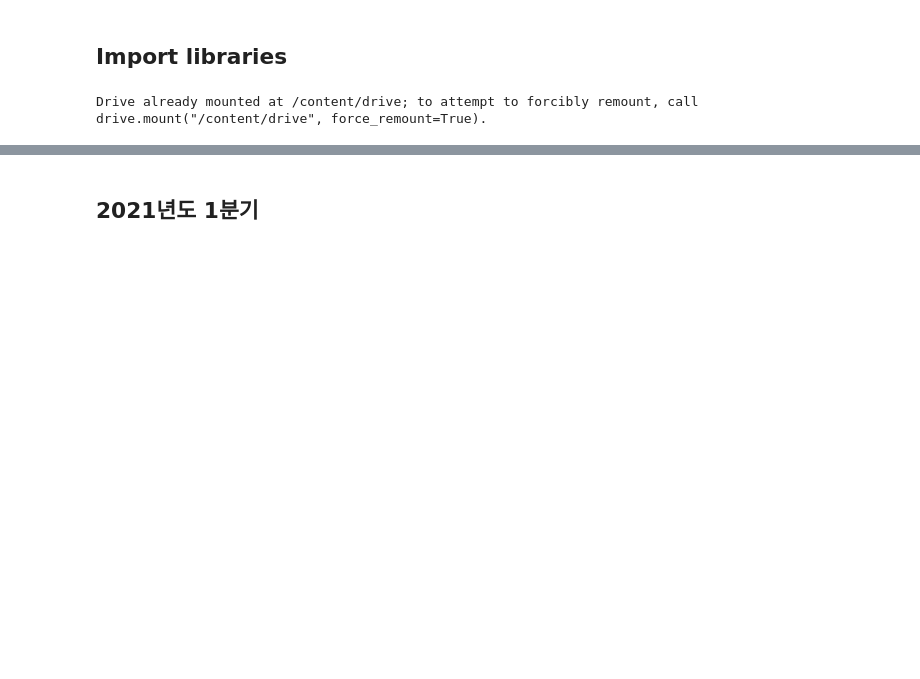
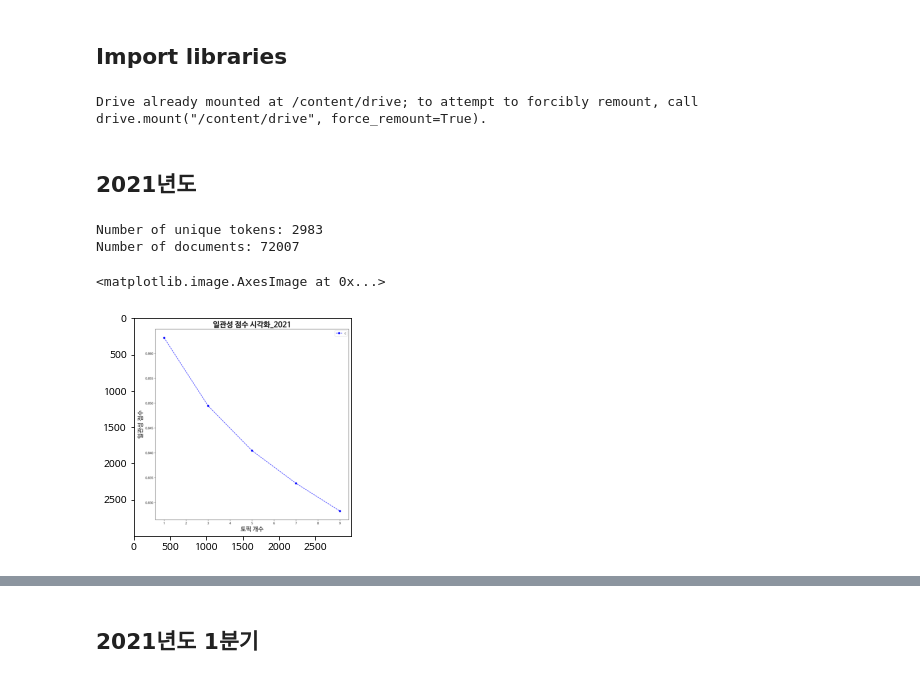
Before and after one commit to LIS3813/LIS3813, a Jupyter notebook: Topic Modeling/lda_topic_modeling.ipynb, the cells around one changed output, grey strips where cells are left out. Drawn from its saved outputs; the diff is of its cells as text; code cells hidden in the pictures; blank space fills up the shorter version.

```diff
--- a/Topic Modeling/lda_topic_modeling.ipynb
+++ b/Topic Modeling/lda_topic_modeling.ipynb
@@ -70,0 +98,10 @@ def get_dct_corpus(year_quarter):
+# %% [markdown]
+## 2021년도
+# %%
+dic, texts, corpus = get_dct_corpus('2021')
+
+print('Number of unique tokens: %d' % len(dic))
+print('Number of documents: %d' % len(corpus))
+# %% [output]
+Number of unique tokens: 2983
+Number of documents: 72007
@@ -70,0 +111,7 @@ def get_dct_corpus(year_quarter):
+# %%
+image = Image.open(f'/content/drive/MyDrive/LIS3813/images/coherence_scores_fig{y_q}.png')
+
+plt.imshow(image)
+# %% [output]
+<matplotlib.image.AxesImage at 0x...>
+[figure, added]
```
Also changed, not shown: parts of 35 cells of this notebook, 11 other files.
